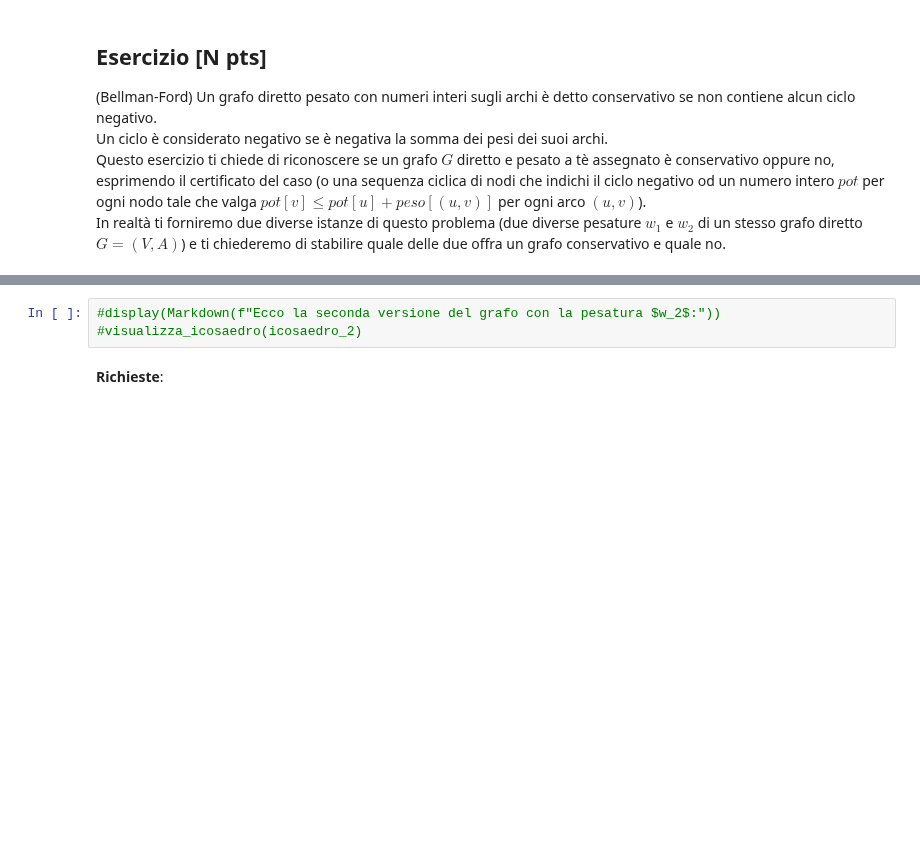
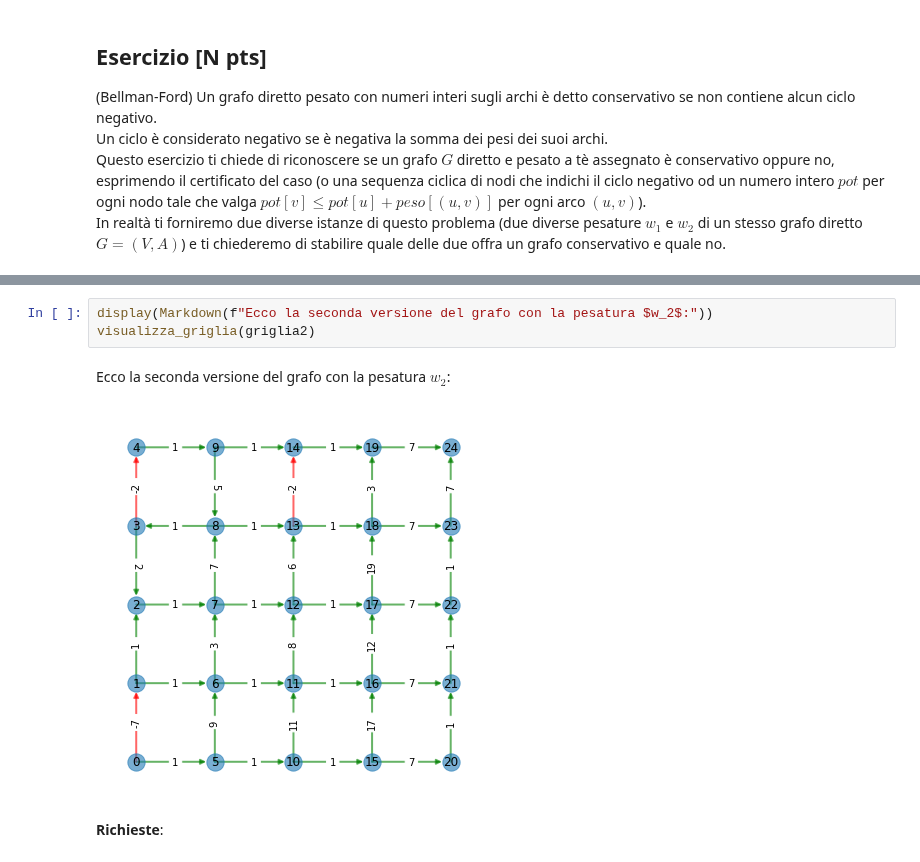
Before and after one commit to romeorizzi/eduexams, a Jupyter notebook: Notebook_nonApplet/cicli-grid.ipynb, the cells around one changed output, grey strips where cells are left out. Drawn from its saved outputs; the diff is of its cells as text; blank space fills up the shorter version.

Commit message:
Fix error return markdown + addattamento verificatori per grid

```diff
--- a/Notebook_nonApplet/cicli-grid.ipynb
+++ b/Notebook_nonApplet/cicli-grid.ipynb
@@ -206,6 +371,9 @@ Ecco la prima versione del grafo con la pesatura $w_1$:
 # %%
-#display(Markdown(f"Ecco la seconda versione del grafo con la pesatura $w_2$:"))
-#visualizza_icosaedro(icosaedro_2)
+display(Markdown(f"Ecco la seconda versione del grafo con la pesatura $w_2$:"))
+visualizza_griglia(griglia2)
+# %% [output]
+Ecco la seconda versione del grafo con la pesatura $w_2$:
+[figure, added]
 # %% [markdown]
 __Richieste__:
 # %% [markdown]
```
Also changed, not shown: parts of 7 cells of this notebook, 1 other file.
